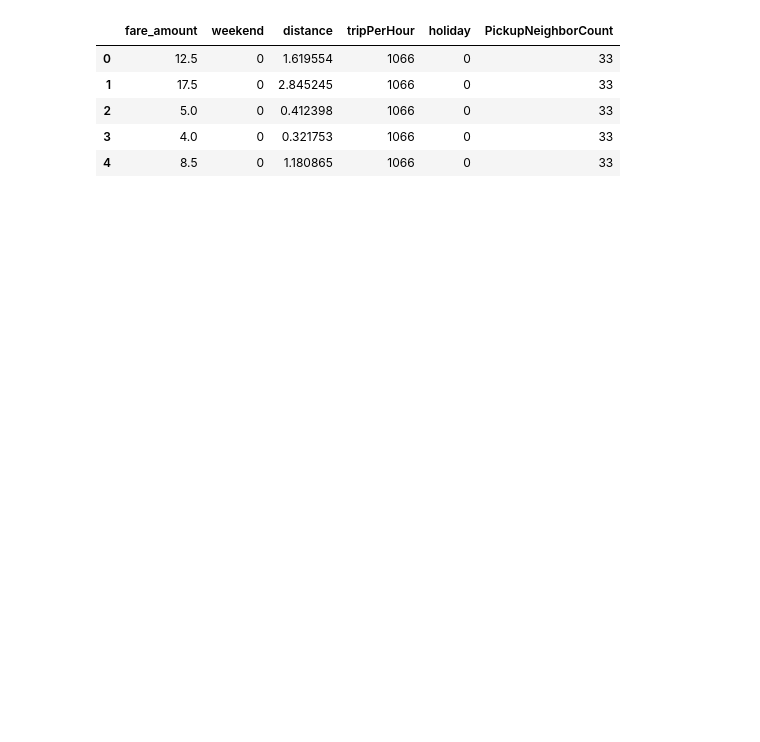
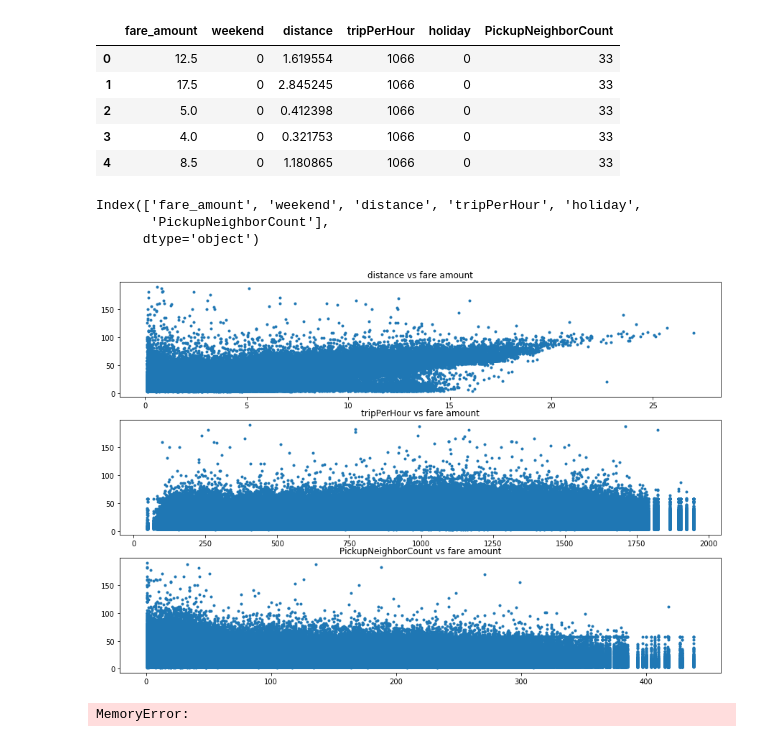
Before and after one commit to ace-gabriel/MLC_Project, a Jupyter notebook: data_pipline/exploratory.ipynb, the cells around one changed output. Cells and saved outputs as stored; diff of their text form; code cells hidden in the pictures; blank space fills up the shorter version.

```diff
--- a/data_pipline/exploratory.ipynb
+++ b/data_pipline/exploratory.ipynb
@@ -138,3 +142,19 @@ output.head()
 | 2 | 5.0 | 0 | 0.412398 | 1066 | 0 | 33 |
 | 3 | 4.0 | 0 | 0.321753 | 1066 | 0 | 33 |
 | 4 | 8.5 | 0 | 1.180865 | 1066 | 0 | 33 |
+# %%
+data = output[['fare_amount','weekend','holiday','tripPerHour','PickupNeighborCount','distance']]
+# %%
+output.columns
+# %% [output]
+Index(['fare_amount', 'weekend', 'distance', 'tripPerHour', 'holiday',
+       'PickupNeighborCount'],
+      dtype='object')
+# %%
+fig = plt.figure(figsize=(15,10))
+for i,j in enumerate(['distance', 'tripPerHour','PickupNeighborCount']):
+    ax = fig.add_subplot(3,1,i+1)
+    ax.plot(data[j],data['fare_amount'],'.')
+    ax.set_title('%s vs fare amount'%j)
+# %% [output]
+[figure, added]
@@ -140,0 +175,4 @@ output.head()
+# %%
+MSE = ((y_pred - y_test)**2)/len(y_pred)
+# %% [output]
+MemoryError:
```
Also changed, not shown: parts of 12 cells of this notebook.
